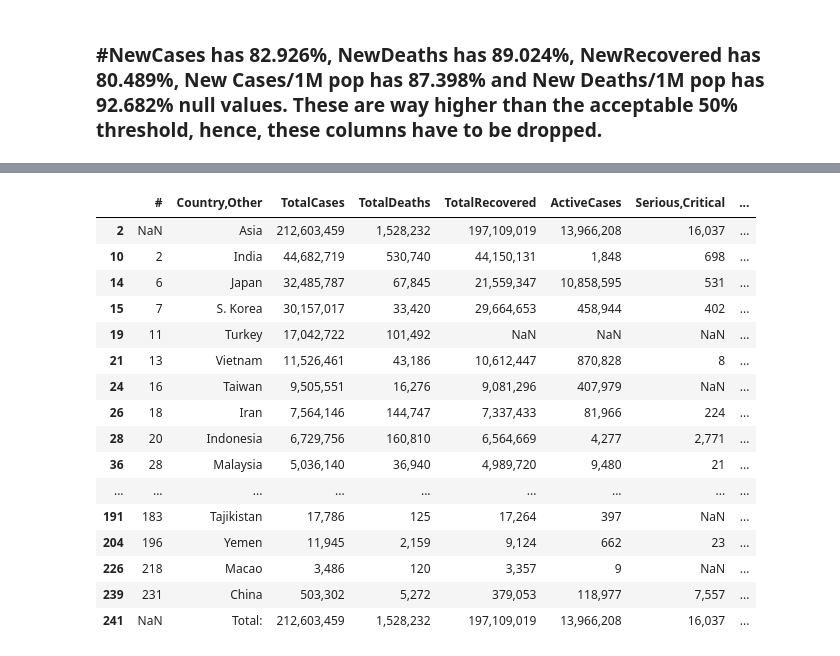
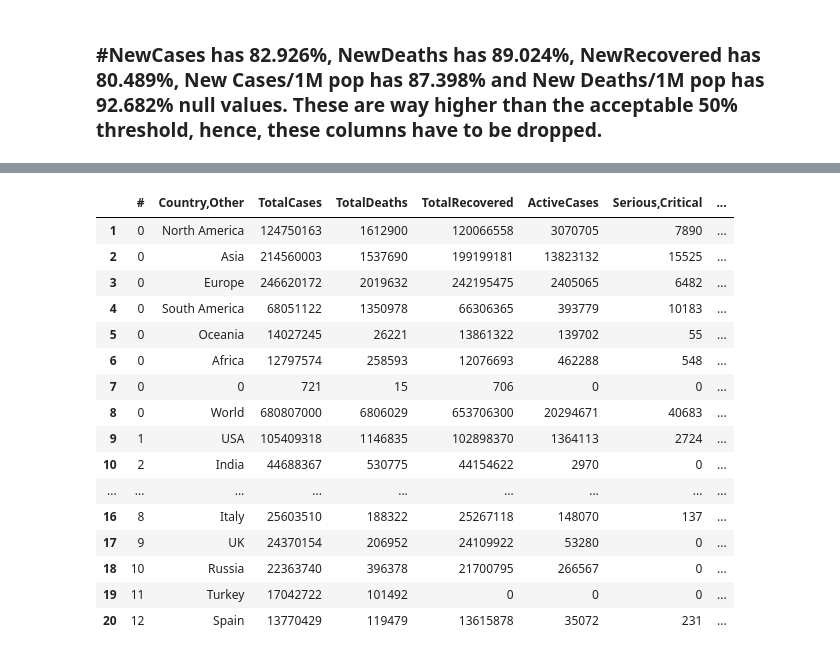
Before and after one commit to NNEKUS/-data-engineering-project-template., a Jupyter notebook: My_Data_Cleaning_and_Enrichment_Notebook.ipynb, the cells around one changed output, grey strips where cells are left out. Cells and saved outputs as stored; diff of their text form; code cells hidden in the pictures.

```diff
--- a/My_Data_Cleaning_and_Enrichment_Notebook.ipynb
+++ b/My_Data_Cleaning_and_Enrichment_Notebook.ipynb
@@ -252,20 +289,0 @@ Asian_Cases = df_test[df_test['Continent'] == 'Asia']
-# %%
-Asian_Cases
-# %% [output]
-|  | # | Country,Other | TotalCases | TotalDeaths | TotalRecovered | ActiveCases | Serious,Critical | ... |
-| 2 | NaN | Asia | 212,603,459 | 1,528,232 | 197,109,019 | 13,966,208 | 16,037 | ... |
-| 10 | 2 | India | 44,682,719 | 530,740 | 44,150,131 | 1,848 | 698 | ... |
-| 14 | 6 | Japan | 32,485,787 | 67,845 | 21,559,347 | 10,858,595 | 531 | ... |
-| 15 | 7 | S. Korea | 30,157,017 | 33,420 | 29,664,653 | 458,944 | 402 | ... |
-| 19 | 11 | Turkey | 17,042,722 | 101,492 | NaN | NaN | NaN | ... |
-| 21 | 13 | Vietnam | 11,526,461 | 43,186 | 10,612,447 | 870,828 | 8 | ... |
-| 24 | 16 | Taiwan | 9,505,551 | 16,276 | 9,081,296 | 407,979 | NaN | ... |
-| 26 | 18 | Iran | 7,564,146 | 144,747 | 7,337,433 | 81,966 | 224 | ... |
-| 28 | 20 | Indonesia | 6,729,756 | 160,810 | 6,564,669 | 4,277 | 2,771 | ... |
-| 36 | 28 | Malaysia | 5,036,140 | 36,940 | 4,989,720 | 9,480 | 21 | ... |
-| ... | ... | ... | ... | ... | ... | ... | ... | ... |
-| 191 | 183 | Tajikistan | 17,786 | 125 | 17,264 | 397 | NaN | ... |
-| 204 | 196 | Yemen | 11,945 | 2,159 | 9,124 | 662 | 23 | ... |
-| 226 | 218 | Macao | 3,486 | 120 | 3,357 | 9 | NaN | ... |
-| 239 | 231 | China | 503,302 | 5,272 | 379,053 | 118,977 | 7,557 | ... |
-| 241 | NaN | Total: | 212,603,459 | 1,528,232 | 197,109,019 | 13,966,208 | 16,037 | ... |
@@ -271,0 +292,23 @@ Asian_Cases
+# %%
+cols_to_convert = ['TotalDeaths', 'TotalRecovered', 'ActiveCases', 'Serious,Critical', 'Tot\xa0Cases/1M pop','TotalTests', 'Tests/\n1M pop\n', 'Population', '1 Caseevery X ppl', '1 Deathevery X ppl', '1 Testevery X ppl']
+df_test[cols_to_convert] = df_test[cols_to_convert].astype(str).replace(',','', regex=True).replace('NaN', np.nan).astype(int)
+# %%
+df_test.head(20)
+# %% [output]
+|  | # | Country,Other | TotalCases | TotalDeaths | TotalRecovered | ActiveCases | Serious,Critical | ... |
+| 1 | 0 | North America | 124750163 | 1612900 | 120066558 | 3070705 | 7890 | ... |
+| 2 | 0 | Asia | 214560003 | 1537690 | 199199181 | 13823132 | 15525 | ... |
+| 3 | 0 | Europe | 246620172 | 2019632 | 242195475 | 2405065 | 6482 | ... |
+| 4 | 0 | South America | 68051122 | 1350978 | 66306365 | 393779 | 10183 | ... |
+| 5 | 0 | Oceania | 14027245 | 26221 | 13861322 | 139702 | 55 | ... |
+| 6 | 0 | Africa | 12797574 | 258593 | 12076693 | 462288 | 548 | ... |
+| 7 | 0 | 0 | 721 | 15 | 706 | 0 | 0 | ... |
+| 8 | 0 | World | 680807000 | 6806029 | 653706300 | 20294671 | 40683 | ... |
+| 9 | 1 | USA | 105409318 | 1146835 | 102898370 | 1364113 | 2724 | ... |
+| 10 | 2 | India | 44688367 | 530775 | 44154622 | 2970 | 0 | ... |
+| ... | ... | ... | ... | ... | ... | ... | ... | ... |
+| 16 | 8 | Italy | 25603510 | 188322 | 25267118 | 148070 | 137 | ... |
+| 17 | 9 | UK | 24370154 | 206952 | 24109922 | 53280 | 0 | ... |
+| 18 | 10 | Russia | 22363740 | 396378 | 21700795 | 266567 | 0 | ... |
+| 19 | 11 | Turkey | 17042722 | 101492 | 0 | 0 | 0 | ... |
+| 20 | 12 | Spain | 13770429 | 119479 | 13615878 | 35072 | 231 | ... |
```
Also changed, not shown: parts of 18 cells of this notebook.
